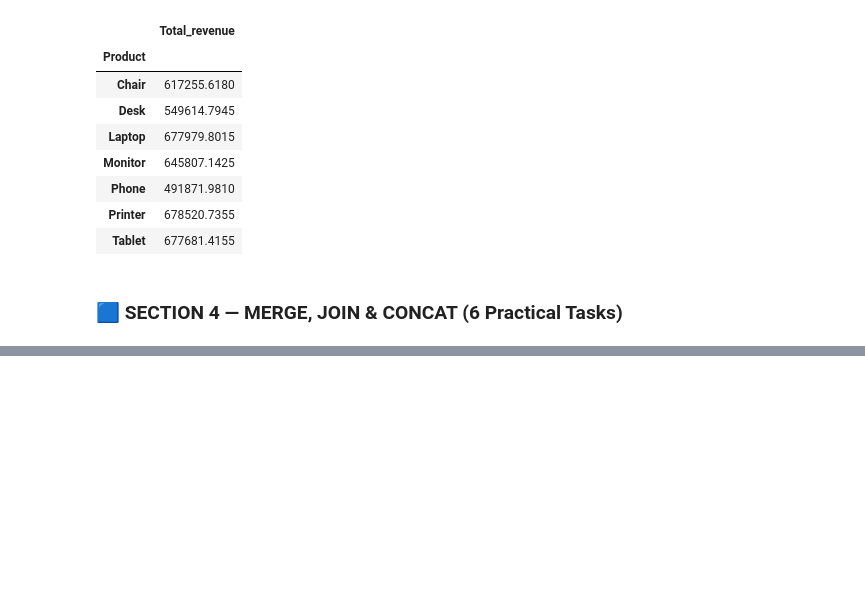
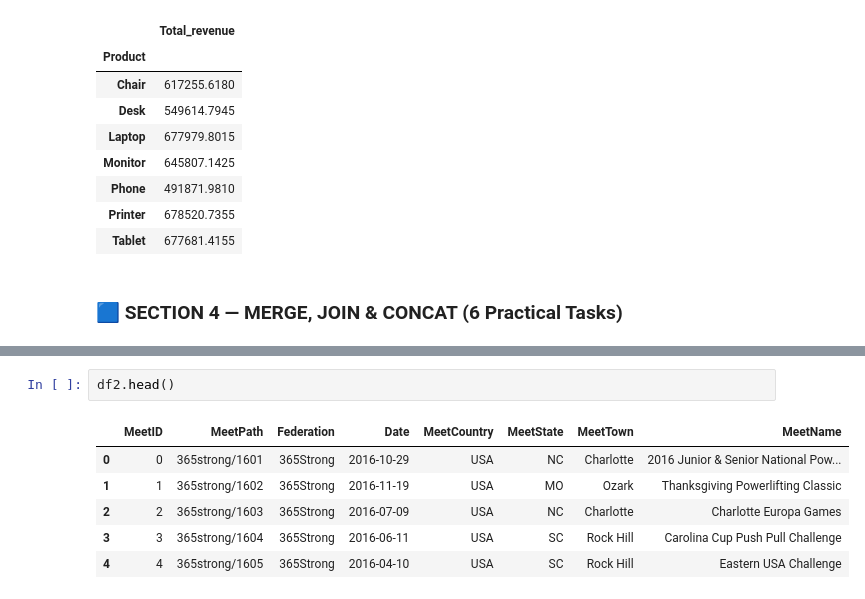
Before and after one commit to sagarnbeedi-analytics/data-analytics-portfolio, a Jupyter notebook: PYTHON/practicing_python_libraries/python_files/pandas.ipynb, the cells around one changed output, grey strips where cells are left out. Saved outputs shown, nothing was run; the diff lists cells and outputs as text; blank space fills up the shorter version.

```diff
--- a/PYTHON/practicing_python_libraries/python_files/pandas.ipynb
+++ b/PYTHON/practicing_python_libraries/python_files/pandas.ipynb
@@ -596,0 +610,9 @@ T25. Perform INNER JOIN on CustomerID.
+# %%
+df2.head()
+# %% [output]
+|  | MeetID | MeetPath | Federation | Date | MeetCountry | MeetState | MeetTown | MeetName |
+| 0 | 0 | 365strong/1601 | 365Strong | 2016-10-29 | USA | NC | Charlotte | 2016 Junior & Senior National Pow... |
+| 1 | 1 | 365strong/1602 | 365Strong | 2016-11-19 | USA | MO | Ozark | Thanksgiving Powerlifting Classic |
+| 2 | 2 | 365strong/1603 | 365Strong | 2016-07-09 | USA | NC | Charlotte | Charlotte Europa Games |
+| 3 | 3 | 365strong/1604 | 365Strong | 2016-06-11 | USA | SC | Rock Hill | Carolina Cup Push Pull Challenge |
+| 4 | 4 | 365strong/1605 | 365Strong | 2016-04-10 | USA | SC | Rock Hill | Eastern USA Challenge |
```
Also changed, not shown: parts of 11 cells of this notebook, 2 other files.
